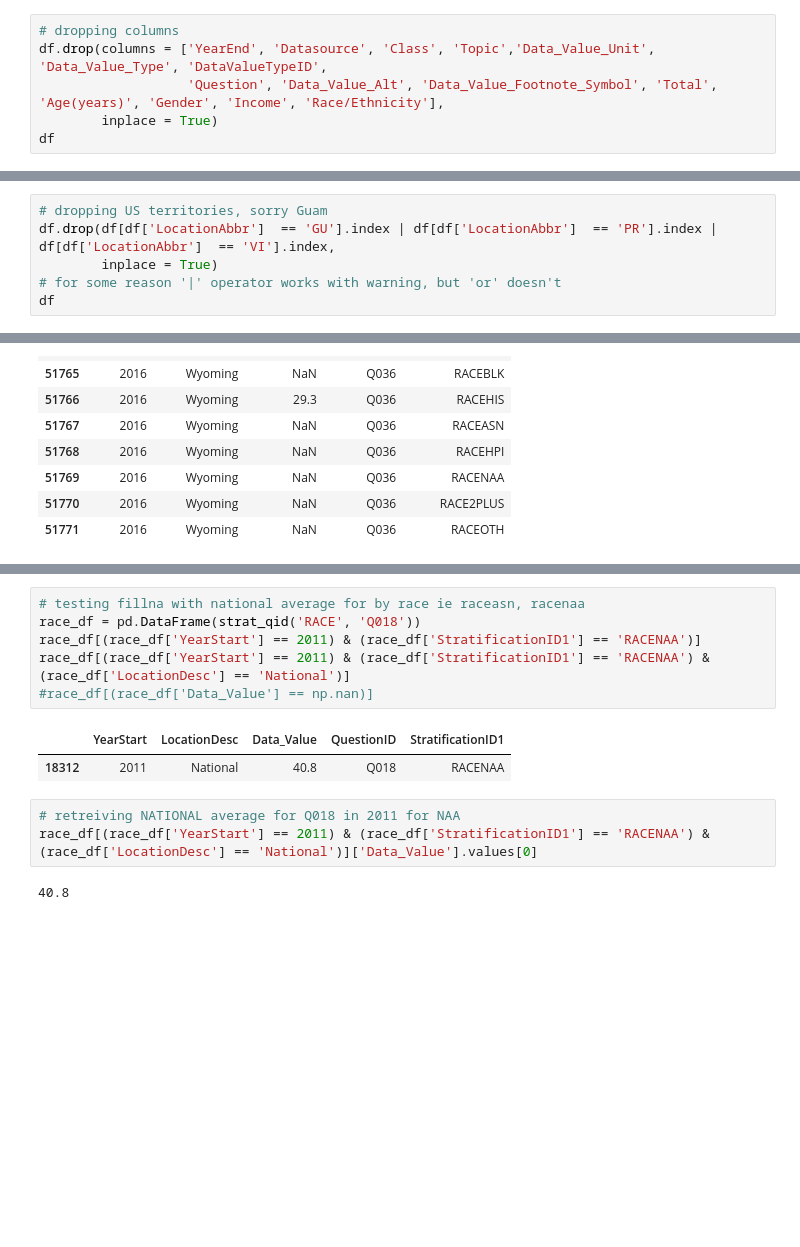
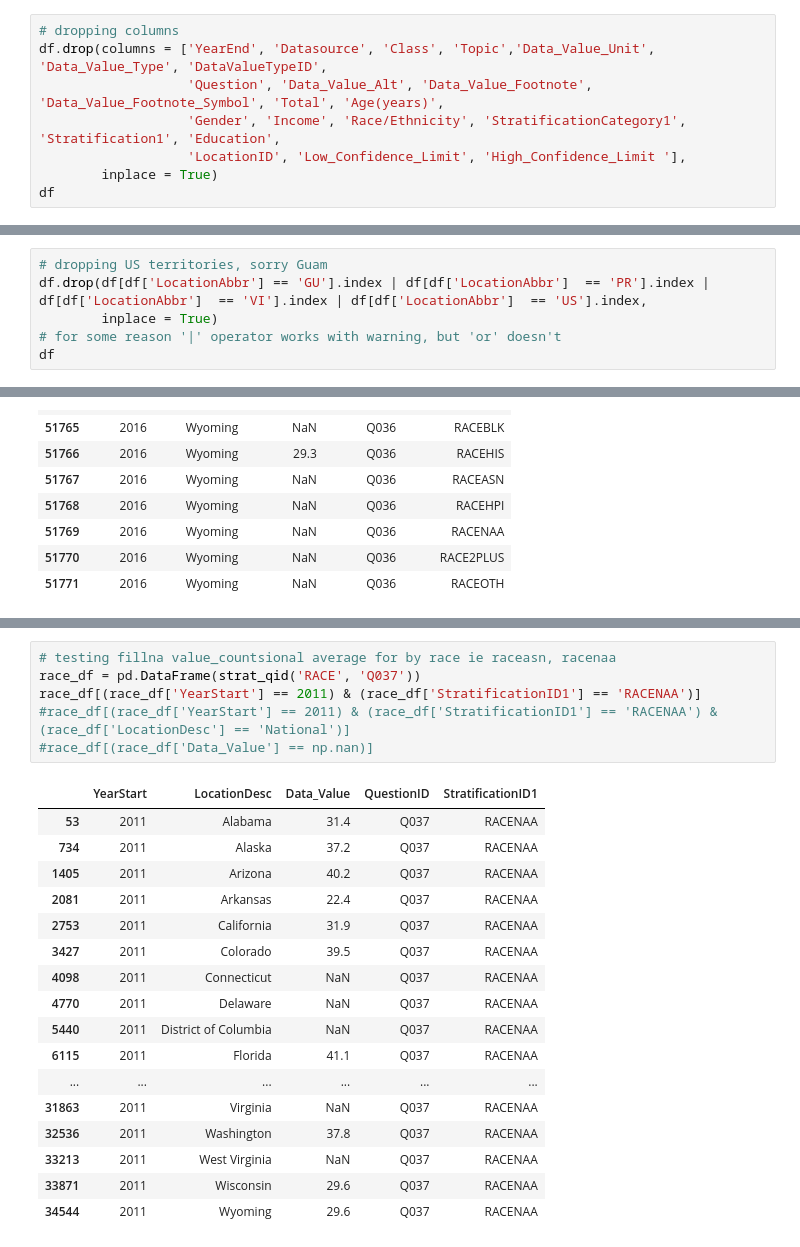
Before and after one commit to sbhewitt/Obesity-Group-Project, a Jupyter notebook: cdc-data-cleaning-sam.ipynb, the cells around one changed output, grey strips where cells are left out. Saved outputs shown, nothing was run; the diff lists cells and outputs as text; blank space fills up the shorter version.

```diff
--- a/cdc-data-cleaning-sam.ipynb
+++ b/cdc-data-cleaning-sam.ipynb
@@ -91,7 +155,9 @@ question
 # %%
 # dropping columns
 df.drop(columns = ['YearEnd', 'Datasource', 'Class', 'Topic','Data_Value_Unit', 'Data_Value_Type', 'DataValueTypeID',
-                   'Question', 'Data_Value_Alt', 'Data_Value_Footnote_Symbol', 'Total', 'Age(years)', 'Gender', 'Income', 'Race/Ethnicity'],
+                   'Question', 'Data_Value_Alt', 'Data_Value_Footnote', 'Data_Value_Footnote_Symbol', 'Total', 'Age(years)',
+                   'Gender', 'Income', 'Race/Ethnicity', 'StratificationCategory1', 'Stratification1', 'Education',
+                   'LocationID', 'Low_Confidence_Limit', 'High_Confidence_Limit '],
         inplace = True)
 df
 # %% [output]
@@ -111,6 +177,6 @@ df
 # %%
 # dropping US territories, sorry Guam
-df.drop(df[df['LocationAbbr']  == 'GU'].index | df[df['LocationAbbr']  == 'PR'].index | df[df['LocationAbbr']  == 'VI'].index,
+df.drop(df[df['LocationAbbr'] == 'GU'].index | df[df['LocationAbbr']  == 'PR'].index | df[df['LocationAbbr']  == 'VI'].index | df[df['LocationAbbr']  == 'US'].index,
         inplace = True)
 # for some reason '|' operator works with warning, but 'or' doesn't
 df
@@ -200,14 +279,24 @@ for qid in qid_list:
 # %%
-# testing fillna with national average for by race ie raceasn, racenaa
-race_df = pd.DataFrame(strat_qid('RACE', 'Q018'))
+# testing fillna value_countsional average for by race ie raceasn, racenaa
+race_df = pd.DataFrame(strat_qid('RACE', 'Q037'))
 race_df[(race_df['YearStart'] == 2011) & (race_df['StratificationID1'] == 'RACENAA')]
-race_df[(race_df['YearStart'] == 2011) & (race_df['StratificationID1'] == 'RACENAA') & (race_df['LocationDesc'] == 'National')]
+#race_df[(race_df['YearStart'] == 2011) & (race_df['StratificationID1'] == 'RACENAA') & (race_df['LocationDesc'] == 'National')]
 #race_df[(race_df['Data_Value'] == np.nan)]
 # %% [output]
 |  | YearStart | LocationDesc | Data_Value | QuestionID | StratificationID1 |
-| 18312 | 2011 | National | 40.8 | Q018 | RACENAA |
+| 53 | 2011 | Alabama | 31.4 | Q037 | RACENAA |
+| 734 | 2011 | Alaska | 37.2 | Q037 | RACENAA |
+| 1405 | 2011 | Arizona | 40.2 | Q037 | RACENAA |
+| 2081 | 2011 | Arkansas | 22.4 | Q037 | RACENAA |
+| 2753 | 2011 | California | 31.9 | Q037 | RACENAA |
+| 3427 | 2011 | Colorado | 39.5 | Q037 | RACENAA |
+| 4098 | 2011 | Connecticut | NaN | Q037 | RACENAA |
+| 4770 | 2011 | Delaware | NaN | Q037 | RACENAA |
+| 5440 | 2011 | District of Columbia | NaN | Q037 | RACENAA |
+| 6115 | 2011 | Florida | 41.1 | Q037 | RACENAA |
+| ... | ... | ... | ... | ... | ... |
+| 31863 | 2011 | Virginia | NaN | Q037 | RACENAA |
+| 32536 | 2011 | Washington | 37.8 | Q037 | RACENAA |
+| 33213 | 2011 | West Virginia | NaN | Q037 | RACENAA |
+| 33871 | 2011 | Wisconsin | 29.6 | Q037 | RACENAA |
+| 34544 | 2011 | Wyoming | 29.6 | Q037 | RACENAA |
-# %%
-# retreiving NATIONAL average for Q018 in 2011 for NAA
-race_df[(race_df['YearStart'] == 2011) & (race_df['StratificationID1'] == 'RACENAA') & (race_df['LocationDesc'] == 'National')]['Data_Value'].values[0]
-# %% [output]
-40.8
```
Also changed, not shown: parts of 33 cells of this notebook, 1 other file.
